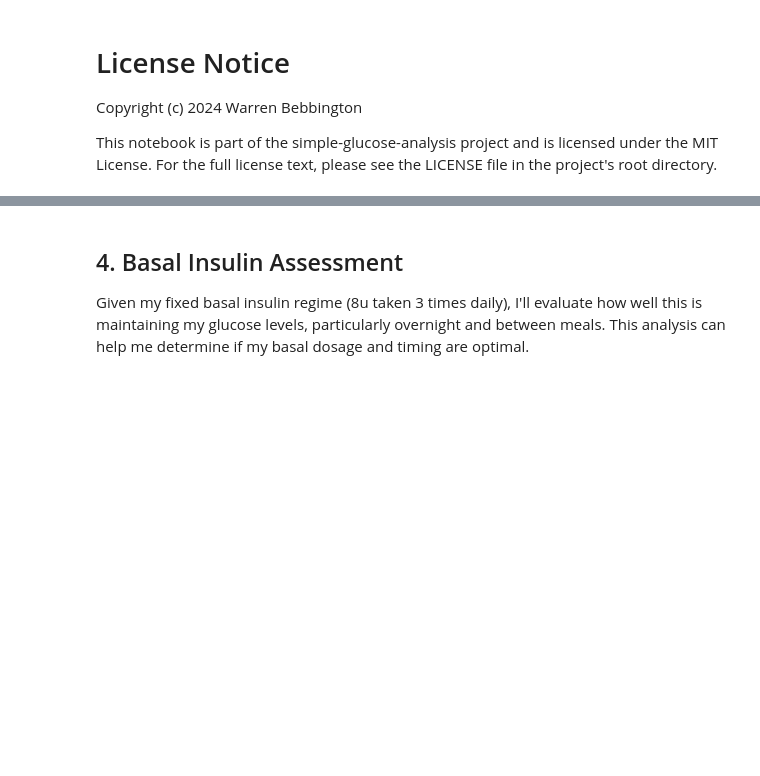
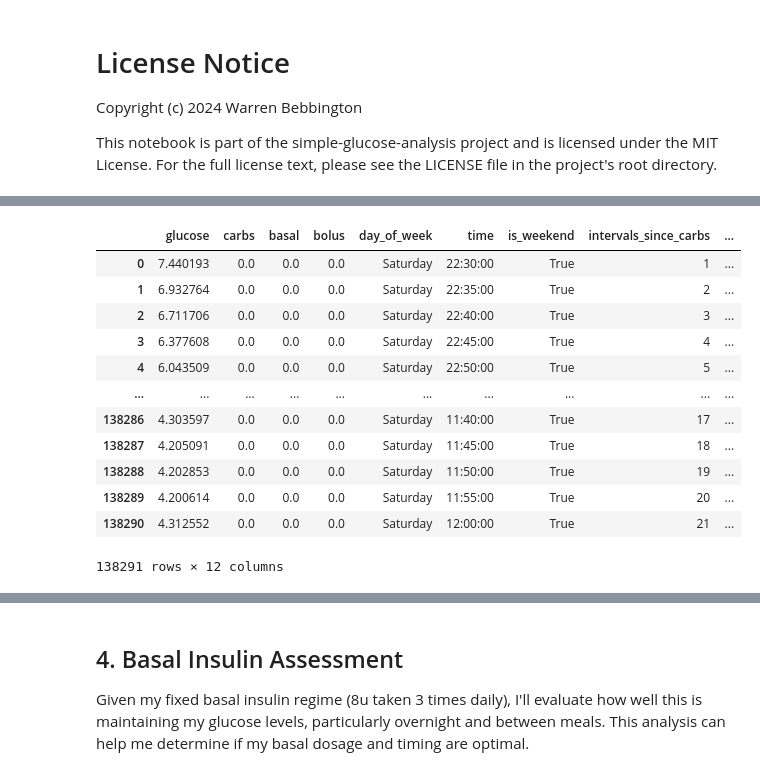
Before and after one commit to Warren8824/simple-glucose-analysis, a Jupyter notebook: glucose_analysis.ipynb, the cells around one changed output, grey strips where cells are left out. Saved outputs shown, nothing was run; the diff lists cells and outputs as text; code cells hidden in the pictures; blank space fills up the shorter version.

```diff
--- a/glucose_analysis.ipynb
+++ b/glucose_analysis.ipynb
@@ -78,0 +89,55 @@ carb_data = pd.read_csv('data/my_carb_data.csv')
+# %%
+# Create boolean for is weekend
+df['is_weekend'] = df['day_of_week'].isin(['Saturday', 'Sunday']) # Can be used to distinguish between work and no work days
+
+
+# Create a new column for intervals since last carbs > 0.0
+def count_intervals_since_carbs(carb_value):
+    return 0 if carb_value > 0.0 else 1  # Reset count if carbs > 0.0
+
+# Apply the function to create a helper column
+df['reset'] = df['carbs'].apply(count_intervals_since_carbs)
+
+# Calculate the cumulative sum of the resets to create the intervals
+df['intervals_since_carbs'] = df['reset'].cumsum() - df['reset'].cumsum().where(df['reset'] == 0).ffill().fillna(0).astype(int)
+
+# Drop the helper column if not needed
+df.drop(columns=['reset'], inplace=True)
+
+
+# Create the new column and initialize it with True
+df['no_treatments_for_4hours'] = True
+
+# Iterate through each row
+for index in range(len(df) - 37):  # Exclude the last 36 rows to avoid index error
+    # Check the next 48 rows for any values in 'carbs' or 'bolus' greater than 0
+    if any(df['carbs'].iloc[index + 1:index + 49] > 0) or any(df['bolus'].iloc[index + 1:index + 49] > 0):
+        df.at[index, 'no_treatments_for_4hours'] = False  # Set to False if treatments are found
+
+
+# Calculate the change over the past hour
+df['hour_change'] = df['glucose'].shift(-12) - df['glucose']
+
+# Define stability conditions
+stable_condition = (df['hour_change'] >= -0.5) & (df['hour_change'] <= 0.5)
+moderate_condition = (df['hour_change'] >= -1.0) & (df['hour_change'] <= 1.0)
+
+# Create a new column to indicate stability
+df['is_stable'] = stable_condition  # True if stable
+df['is_moderate'] = stable_condition | moderate_condition  # True if stable or moderately stable
+# %%
+df
+# %% [output]
+|  | glucose | carbs | basal | bolus | day_of_week | time | is_weekend | intervals_since_carbs | ... |
+| 0 | 7.440193 | 0.0 | 0.0 | 0.0 | Saturday | 22:30:00 | True | 1 | ... |
+| 1 | 6.932764 | 0.0 | 0.0 | 0.0 | Saturday | 22:35:00 | True | 2 | ... |
+| 2 | 6.711706 | 0.0 | 0.0 | 0.0 | Saturday | 22:40:00 | True | 3 | ... |
+| 3 | 6.377608 | 0.0 | 0.0 | 0.0 | Saturday | 22:45:00 | True | 4 | ... |
+| 4 | 6.043509 | 0.0 | 0.0 | 0.0 | Saturday | 22:50:00 | True | 5 | ... |
+| ... | ... | ... | ... | ... | ... | ... | ... | ... | ... |
+| 138286 | 4.303597 | 0.0 | 0.0 | 0.0 | Saturday | 11:40:00 | True | 17 | ... |
+| 138287 | 4.205091 | 0.0 | 0.0 | 0.0 | Saturday | 11:45:00 | True | 18 | ... |
+| 138288 | 4.202853 | 0.0 | 0.0 | 0.0 | Saturday | 11:50:00 | True | 19 | ... |
+| 138289 | 4.200614 | 0.0 | 0.0 | 0.0 | Saturday | 11:55:00 | True | 20 | ... |
+| 138290 | 4.312552 | 0.0 | 0.0 | 0.0 | Saturday | 12:00:00 | True | 21 | ... |
+138291 rows × 12 columns
```
Also changed, not shown: parts of 18 cells of this notebook, 1 other file.
